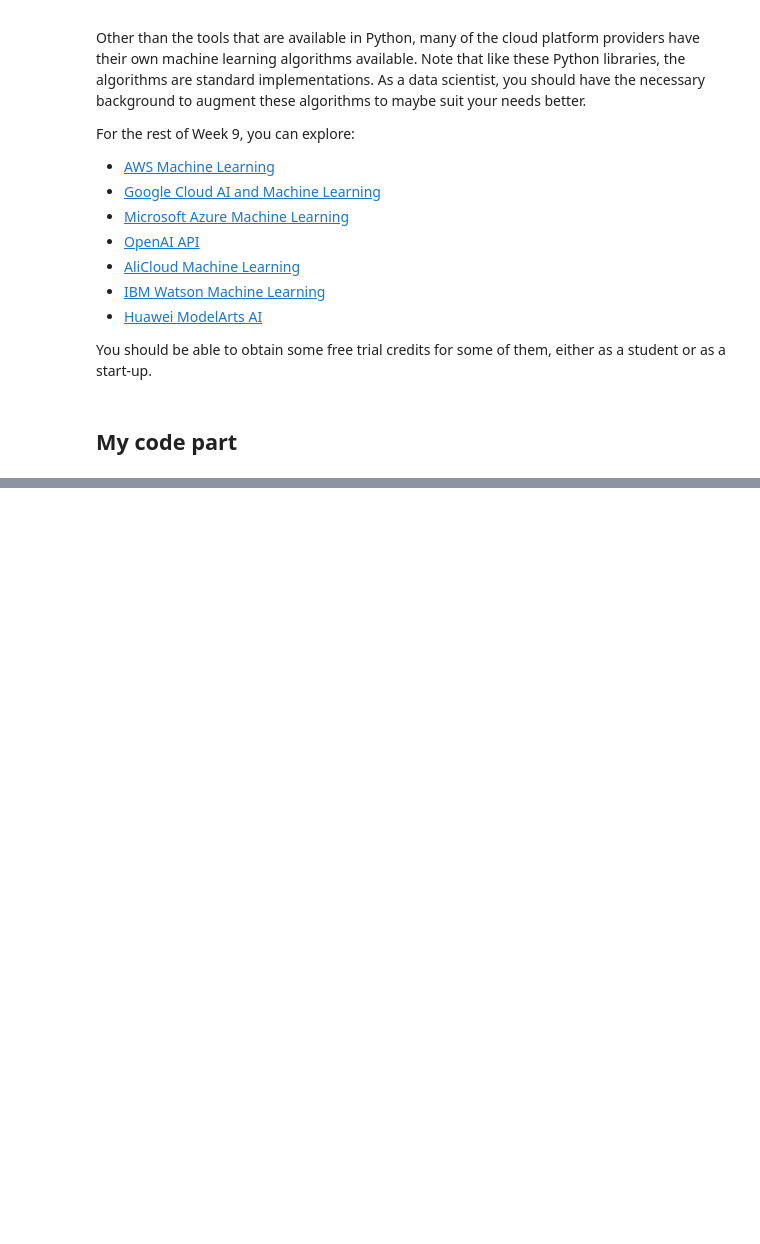
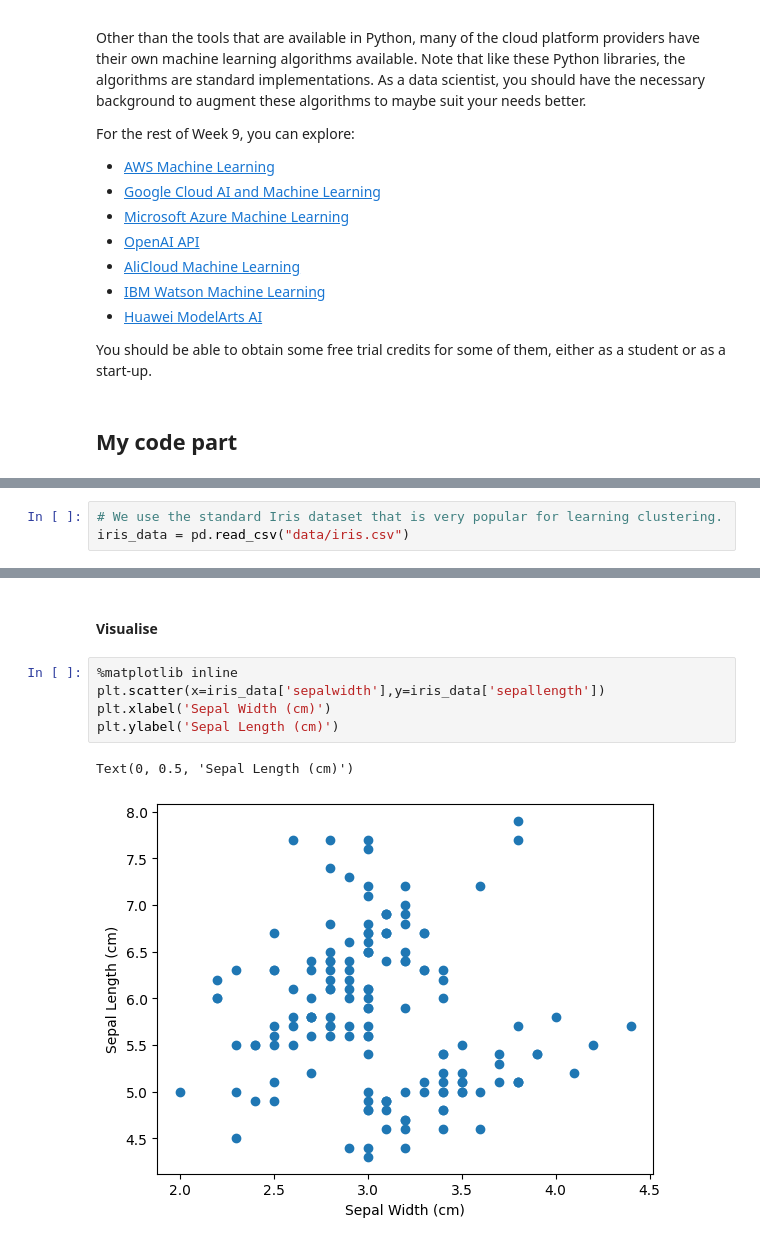
Before and after one commit to arthur5775/HW_DataScienceLifeCycle, a Jupyter notebook: Laboratories/Lab 8 Clustering and Classification/DataScienceLifeCycleLab8.ipynb, the cells around one changed output, grey strips where cells are left out. Drawn from its saved outputs; the diff is of its cells as text; blank space fills up the shorter version.

```diff
--- a/Laboratories/Lab 8 Clustering and Classification/DataScienceLifeCycleLab8.ipynb
+++ b/Laboratories/Lab 8 Clustering and Classification/DataScienceLifeCycleLab8.ipynb
@@ -427,0 +438,3 @@ You should be able to obtain some free trial credits for some of them, either as
+# %%
+# We use the standard Iris dataset that is very popular for learning clustering.
+iris_data = pd.read_csv("data/iris.csv")
@@ -427,0 +466,10 @@ You should be able to obtain some free trial credits for some of them, either as
+# %% [markdown]
+#### Visualise
+# %%
+%matplotlib inline
+plt.scatter(x=iris_data['sepalwidth'],y=iris_data['sepallength'])
+plt.xlabel('Sepal Width (cm)')
+plt.ylabel('Sepal Length (cm)')
+# %% [output]
+Text(0, 0.5, 'Sepal Length (cm)')
+[figure, added]
```
Also changed, not shown: parts of 54 cells of this notebook.
